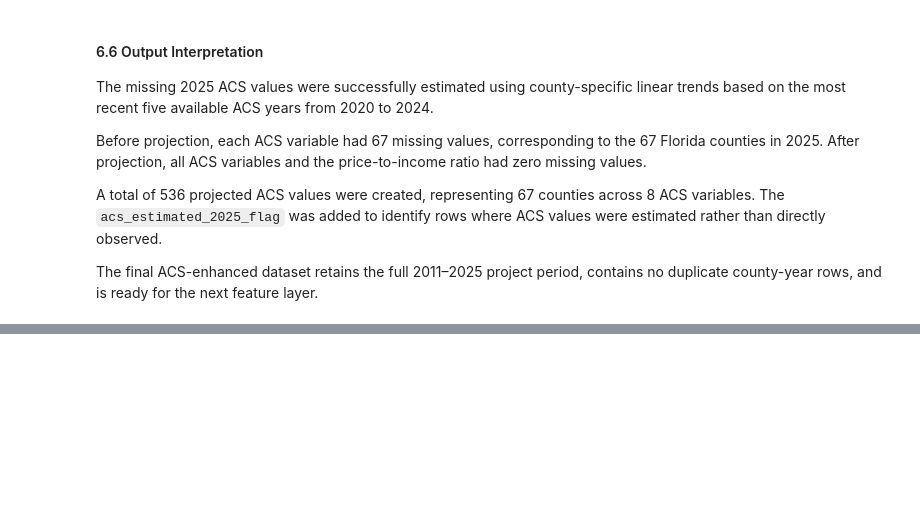
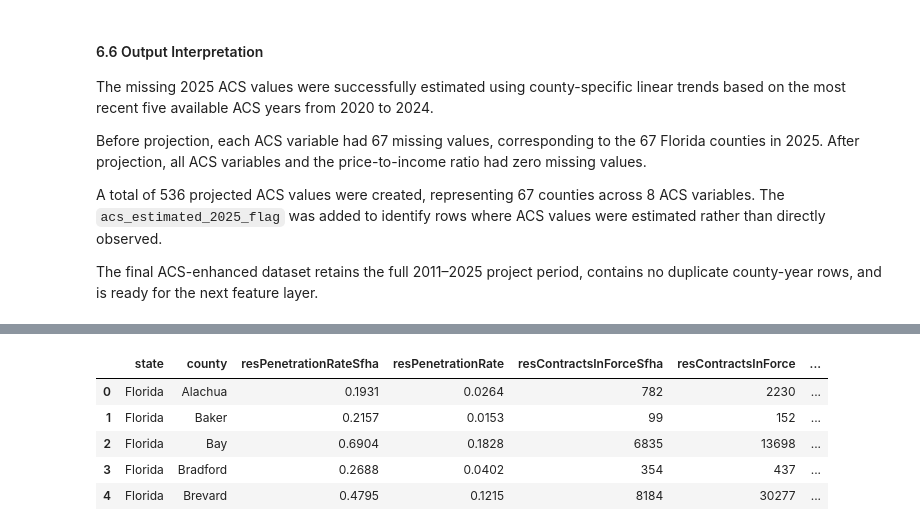
Before and after one commit to NimrahAltafAdam/climate-risk-housing-valuation, a Jupyter notebook: notebooks/04_county_year_vulnerability_dataset.ipynb, the cells around one changed output, grey strips where cells are left out. Cells and saved outputs as stored; diff of their text form; code cells hidden in the pictures; blank space fills up the shorter version.

```diff
--- a/notebooks/04_county_year_vulnerability_dataset.ipynb
+++ b/notebooks/04_county_year_vulnerability_dataset.ipynb
@@ -2826,0 +3052,94 @@ The final ACS-enhanced dataset retains the full 2011–2025 project period, cont
+# %%
+# ==================================================
+# 7.2C Explore Florida Coverage in NFIP Residential Penetration Rates
+# ==================================================
+
+# --------------------------------------------------
+# Request Florida records from the NFIP Residential Penetration Rates endpoint
+# --------------------------------------------------
+
+penetration_endpoint = "https://www.fema.gov/api/open/v1/NfipResidentialPenetrationRates"
+
+params = {
+    "$filter": "state eq 'Florida'",
+    "$top": 5000
+}
+
+response_fl = requests.get(
+    penetration_endpoint,
+    params=params,
+    timeout=60
+)
+
+print("Request URL:")
+print(response_fl.url)
+
+print("\nStatus code:")
+print(response_fl.status_code)
+
+# --------------------------------------------------
+# Convert response to JSON and extract records
+# --------------------------------------------------
+
+penetration_fl_json = response_fl.json()
+
+print("\nTop-level JSON keys:")
+print(penetration_fl_json.keys())
+
+penetration_fl_records = penetration_fl_json["NfipResidentialPenetrationRates"]
+
+penetration_fl = pd.DataFrame(penetration_fl_records)
+
+print("\nFlorida NFIP penetration dataset shape:")
+print(penetration_fl.shape)
+
+print("\nAvailable columns:")
+print(penetration_fl.columns.tolist())
+
+# --------------------------------------------------
+# Preview Florida records
+# --------------------------------------------------
+
+display(penetration_fl.head())
+
+# --------------------------------------------------
+# Check Florida county and date coverage
+# --------------------------------------------------
+
+print("\nUnique states:")
+print(penetration_fl["state"].unique())
+
+print("\nUnique Florida counties:")
+print(penetration_fl["county"].nunique())
+
+print("\nUnique FIPS codes:")
+print(penetration_fl["fipsCode"].nunique())
+
+print("\nUnique asOfDate values:")
+print(penetration_fl["asOfDate"].nunique())
+
+print("\nAs-of dates:")
+print(sorted(penetration_fl["asOfDate"].dropna().unique()))
+
+# --------------------------------------------------
+# Check whether Florida county FIPS matches the project dataset
+# --------------------------------------------------
+
+penetration_fl["STCOFIPS"] = penetration_fl["fipsCode"].astype(str).str.zfill(5)
+
+project_counties = set(county_year_acs_projected["STCOFIPS"].unique())
+penetration_counties = set(penetration_fl["STCOFIPS"].unique())
+
+missing_from_penetration = sorted(project_counties - penetration_counties)
+extra_in_penetration = sorted(penetration_counties - project_counties)
+
+print("\nProject counties:", len(project_counties))
+print("NFIP penetration counties:", len(penetration_counties))
+print("Matched counties:", len(project_counties & penetration_counties))
+
+print("\nMissing project counties from NFIP penetration dataset:")
+print(missing_from_penetration)
+
+print("\nExtra NFIP counties not in project dataset:")
+print(extra_in_penetration)
+# %% [output]
@@ -2826,0 +3160,6 @@ The final ACS-enhanced dataset retains the full 2011–2025 project period, cont
+|  | state | county | resPenetrationRateSfha | resPenetrationRate | resContractsInForceSfha | resContractsInForce | ... |
+| 0 | Florida | Alachua | 0.1931 | 0.0264 | 782 | 2230 | ... |
+| 1 | Florida | Baker | 0.2157 | 0.0153 | 99 | 152 | ... |
+| 2 | Florida | Bay | 0.6904 | 0.1828 | 6835 | 13698 | ... |
+| 3 | Florida | Bradford | 0.2688 | 0.0402 | 354 | 437 | ... |
+| 4 | Florida | Brevard | 0.4795 | 0.1215 | 8184 | 30277 | ... |
```
Also changed, not shown: parts of 33 cells of this notebook.
